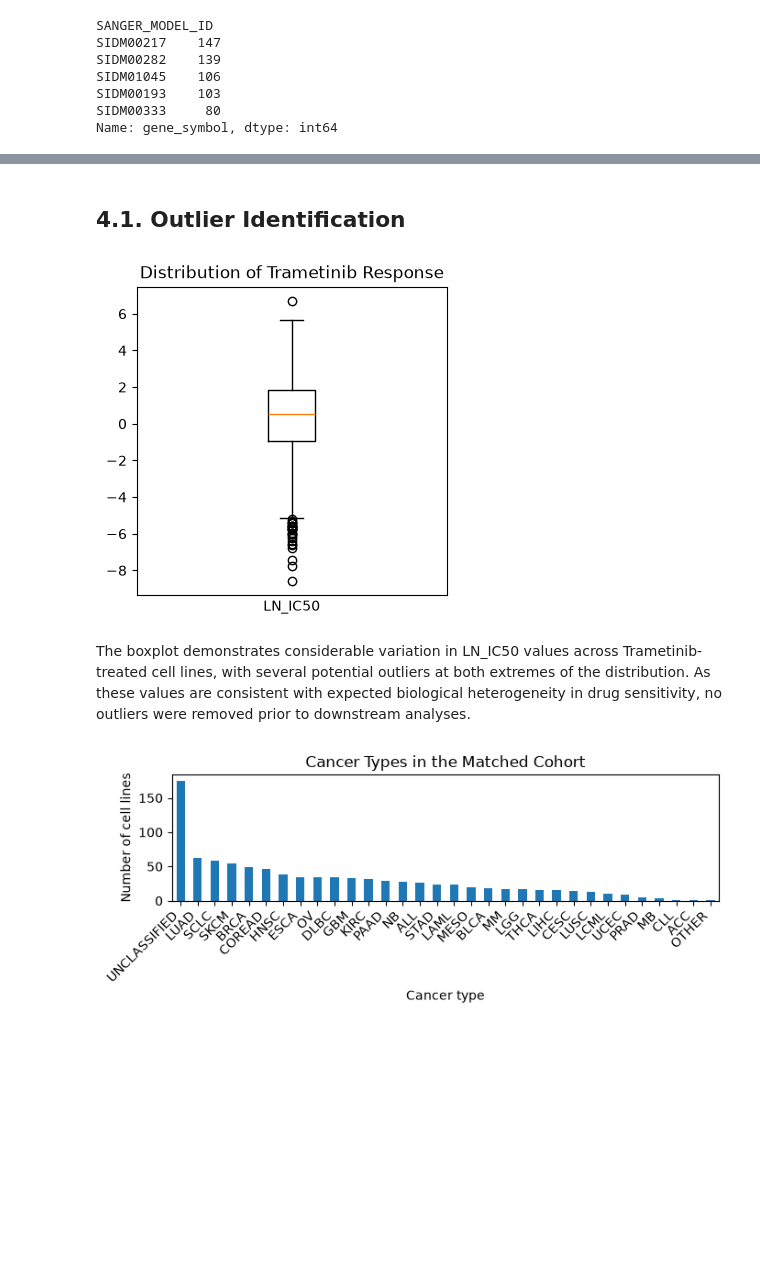
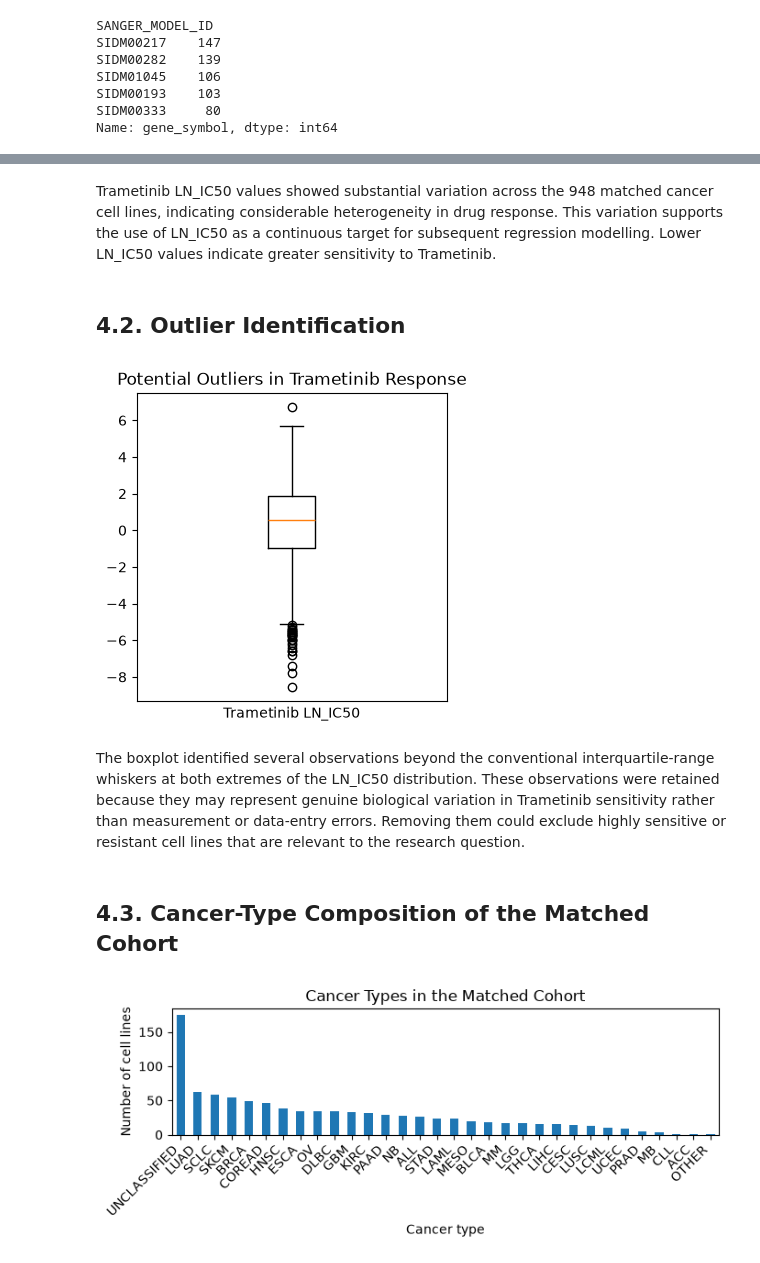
Before and after one commit to carolinemalaihull/trametinib-drug-response-ml, a Jupyter notebook: notebooks/01_data_exploration.ipynb, the cells around one changed output, grey strips where cells are left out. Saved outputs shown, nothing was run; the diff lists cells and outputs as text; code cells hidden in the pictures; blank space fills up the shorter version.

```diff
--- a/notebooks/01_data_exploration.ipynb
+++ b/notebooks/01_data_exploration.ipynb
@@ -538,19 +546,33 @@ Name: gene_symbol, dtype: int64
+# %% [markdown]
+Trametinib LN_IC50 values showed substantial variation across the 948
+matched cancer cell lines, indicating considerable heterogeneity in drug
+response. This variation supports the use of LN_IC50 as a continuous
+target for subsequent regression modelling. Lower LN_IC50 values
+indicate greater sensitivity to Trametinib.
 # %% [markdown]
-## 4.1. Outlier Identification
+## 4.2. Outlier Identification
 # %%
 plt.figure(figsize=(4, 4))
 
 plt.boxplot(trametinib["LN_IC50"], orientation="vertical")
 
-plt.xlabel("LN_IC50")
+plt.xlabel("Trametinib LN_IC50")
 plt.xticks([])          # Removes the "1"
-plt.title("Distribution of Trametinib Response")
+plt.title("Potential Outliers in Trametinib Response")
 
 plt.show()
 # %% [output]
-[figure, old version]
+[figure, new version]
 # %% [markdown]
-The boxplot demonstrates considerable variation in LN_IC50 values across Trametinib-treated cell lines, with several potential outliers at both extremes of the distribution. As these values are consistent with expected biological heterogeneity in drug sensitivity, no outliers were removed prior to downstream analyses.
+The boxplot identified several observations beyond the conventional
+interquartile-range whiskers at both extremes of the LN_IC50
+distribution. These observations were retained because they may
+represent genuine biological variation in Trametinib sensitivity rather
+than measurement or data-entry errors. Removing them could exclude
+highly sensitive or resistant cell lines that are relevant to the
+research question.
+# %% [markdown]
+## 4.3. Cancer-Type Composition of the Matched Cohort
 # %%
 cancer_counts = (
     trametinib_matched["TCGA_DESC"]
```
Also changed, not shown: parts of 53 cells of this notebook.
